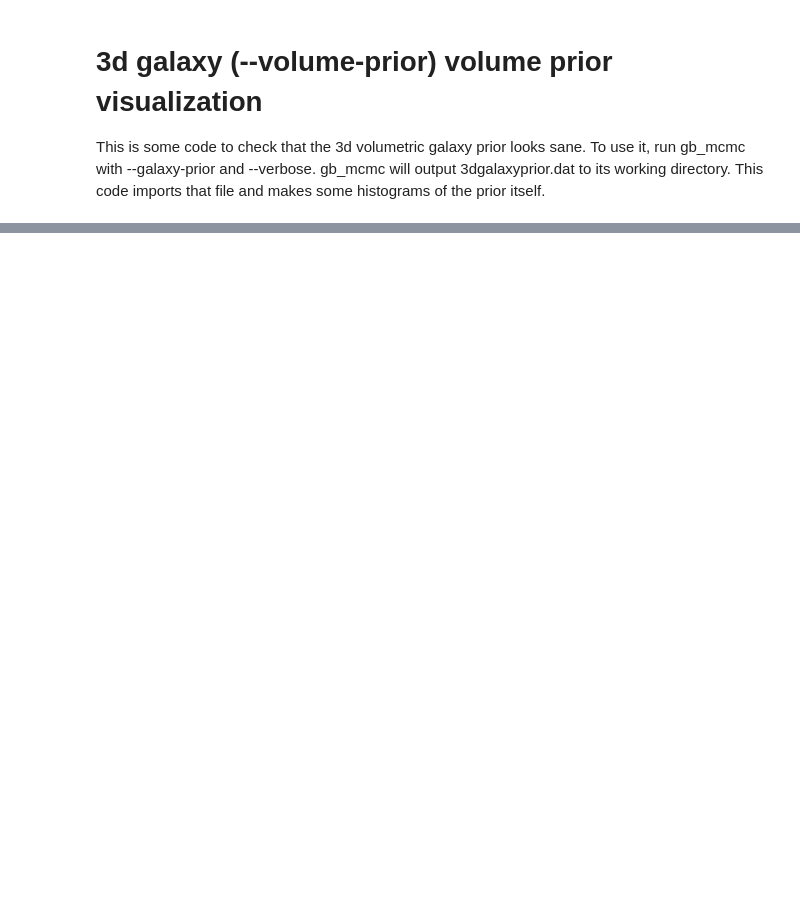
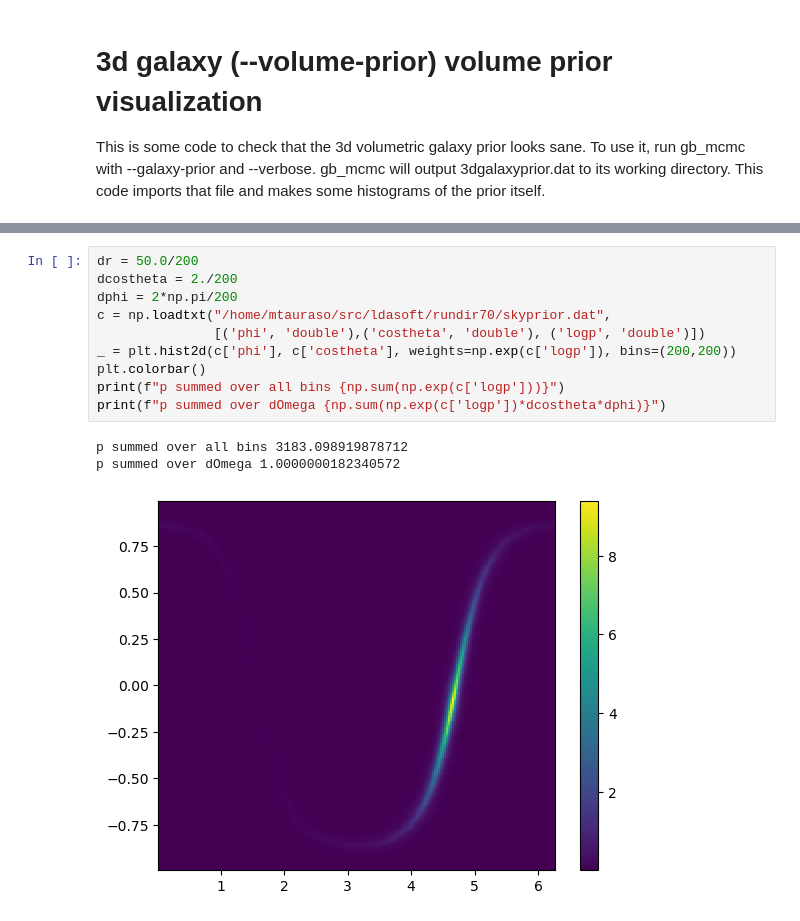
Before and after one commit to mtauraso/ldasoft, a Jupyter notebook: gbmcmc/scripts/volume_prior_visualization.ipynb, the cells around one changed output, grey strips where cells are left out. Drawn from its saved outputs; the diff is of its cells as text; blank space fills up the shorter version.

```diff
--- a/gbmcmc/scripts/volume_prior_visualization.ipynb
+++ b/gbmcmc/scripts/volume_prior_visualization.ipynb
@@ -39,0 +144,14 @@ galaxyslice(a,"y", -1, 1)
+# %%
+dr = 50.0/200
+dcostheta = 2./200
+dphi = 2*np.pi/200
+c = np.loadtxt("/home/mtauraso/src/ldasoft/rundir70/skyprior.dat",
+               [('phi', 'double'),('costheta', 'double'), ('logp', 'double')])
+_ = plt.hist2d(c['phi'], c['costheta'], weights=np.exp(c['logp']), bins=(200,200))
+plt.colorbar()
+print(f"p summed over all bins {np.sum(np.exp(c['logp']))}")
+print(f"p summed over dOmega {np.sum(np.exp(c['logp'])*dcostheta*dphi)}")
+# %% [output]
+p summed over all bins 3183.098919878712
+p summed over dOmega 1.0000000182340572
+[figure, added]
```
Also changed, not shown: parts of 13 cells of this notebook, 7 other files.
